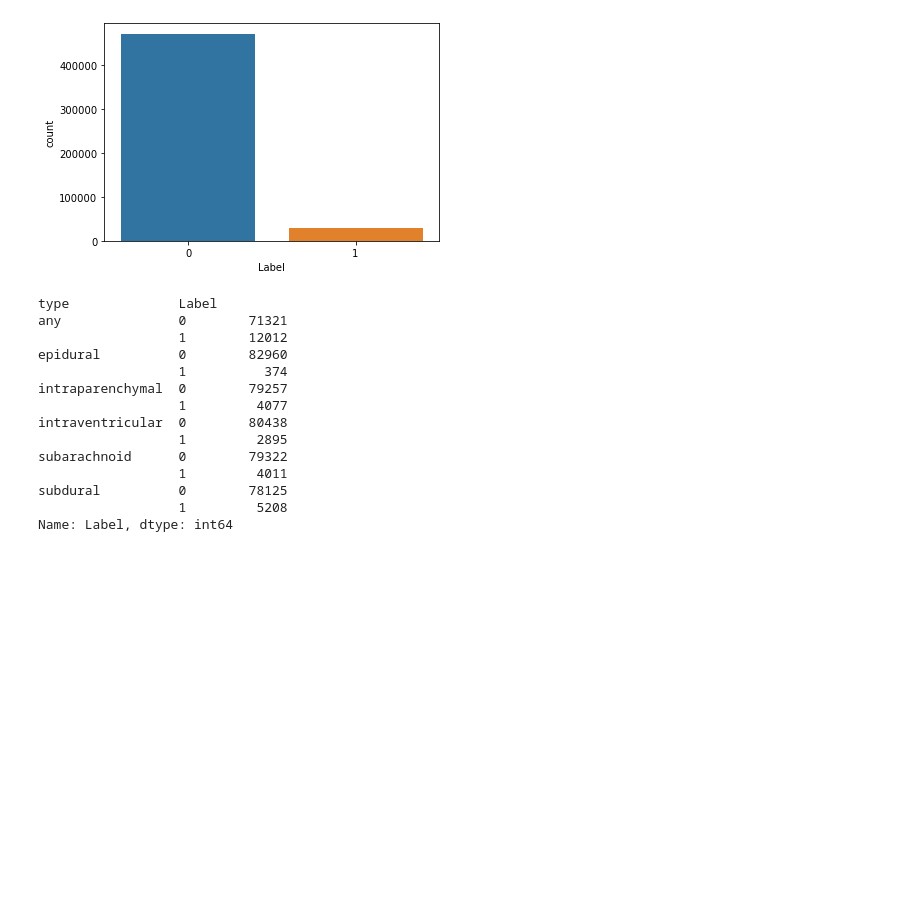
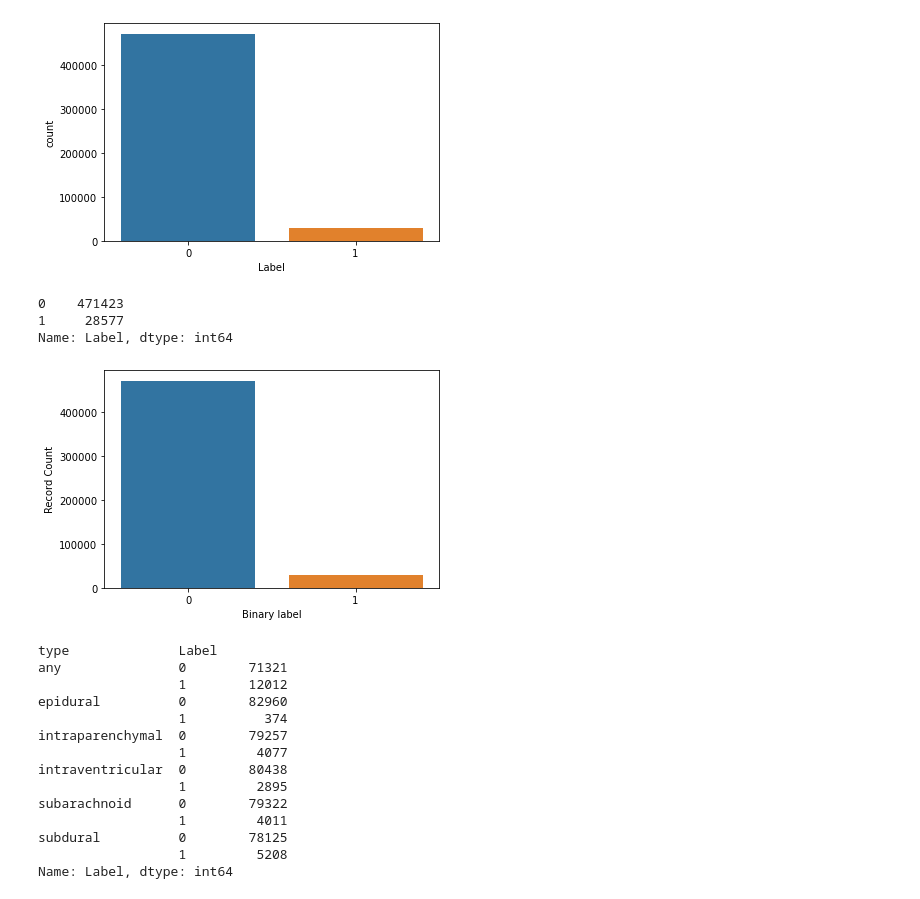
Before and after one commit to mosorajab/IntracranialHaemorrhageDetection, a Jupyter notebook: haemorrhagesdetection.ipynb, the cells around one changed output. Cells and saved outputs as stored; diff of their text form; code cells hidden in the pictures; blank space fills up the shorter version.

```diff
--- a/haemorrhagesdetection.ipynb
+++ b/haemorrhagesdetection.ipynb
@@ -125,6 +125,19 @@ sns.countplot(x='Label', data=train)
 Name: Label, dtype: int64
 <AxesSubplot:xlabel='Label', ylabel='count'>
 [figure]
+# %%
+# Images with label of 0 and 1 such as hemorrhage or not
+print(train.Label.value_counts())
+ax = sns.countplot(x='Label', data=train)
+# Label the axes
+ax.set(xlabel='Binary label', ylabel='Record Count')
+# Show the plot
+plt.show()
+# %% [output]
+0    471423
+1     28577
+Name: Label, dtype: int64
+[figure, added]
 # %%
 # Understanding the no of unique type of patients for each of the category in 0 and 1
 train.groupby('type').Label.value_counts()
```
Also changed, not shown: parts of 15 cells of this notebook.
